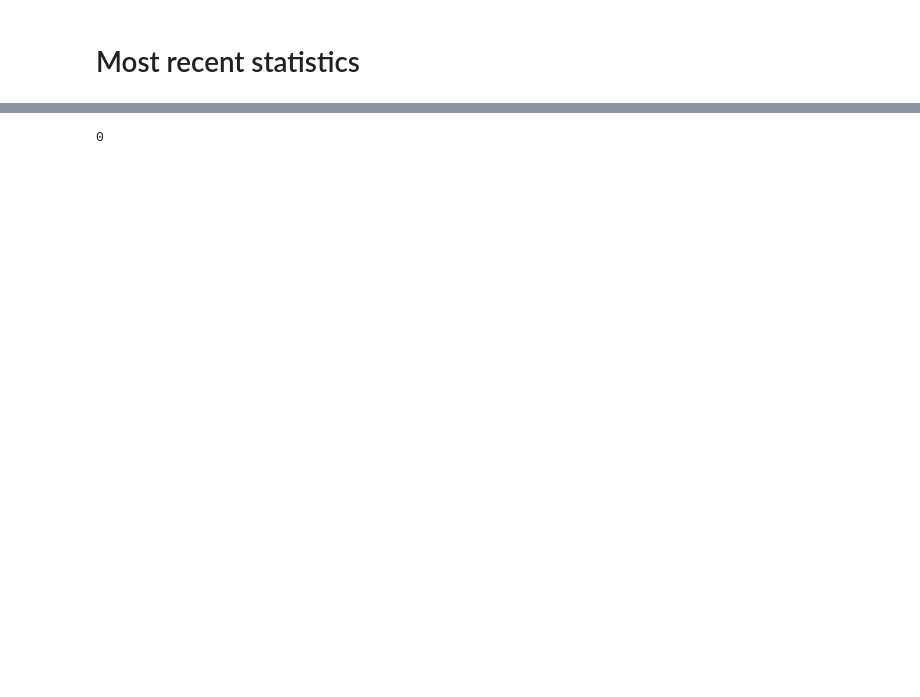
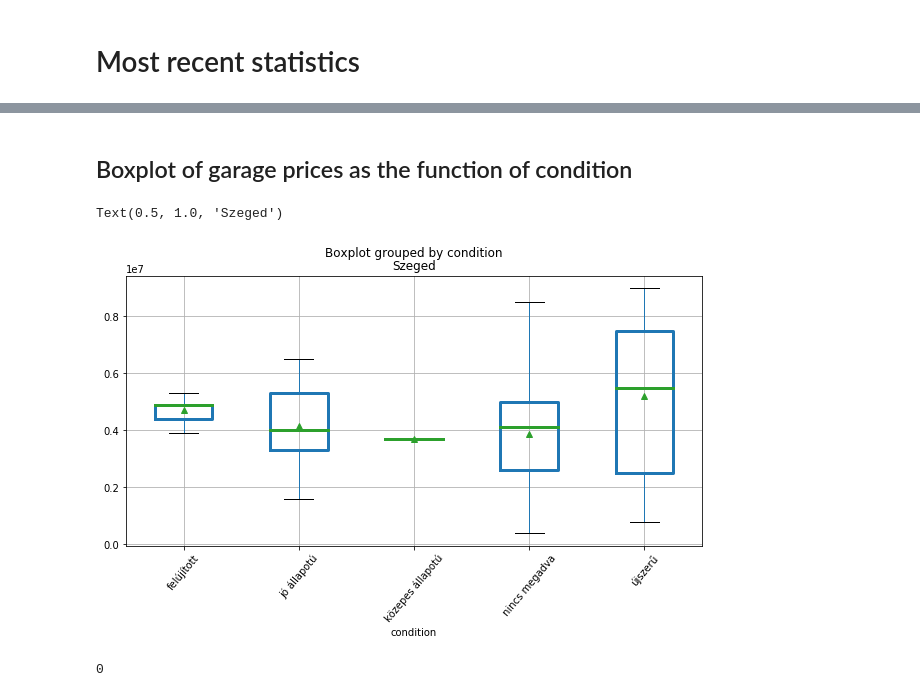
Before and after one commit to diveki/Property-finder, a Jupyter notebook: Summary_for_flats_template.ipynb, the cells around one changed output, grey strips where cells are left out. Drawn from its saved outputs; the diff is of its cells as text; code cells hidden in the pictures; blank space fills up the shorter version.

```diff
--- a/Summary_for_flats_template.ipynb
+++ b/Summary_for_flats_template.ipynb
@@ -131,3 +167,13 @@ def plot_boxes(price, psm, figs=(15,10), style='o-', ms=10, title_text='House'):
+# %% [markdown]
+## Boxplot of garage prices as the function of condition
+# %%
+fig, axes = plt.subplots(1, figsize=(10,5))
+city='Szeged'
+plot_boxes(df, ax=axes, target='price', prop_type='Garage', city=city, by='condition')
+axes.set_title(city)
+# %% [output]
+Text(0.5, 1.0, 'Szeged')
+[figure, added]
 # %%
 date = dt.datetime.today()
 html_path_name = 'Html'
```
Also changed, not shown: parts of 16 cells of this notebook, 6 other files.
